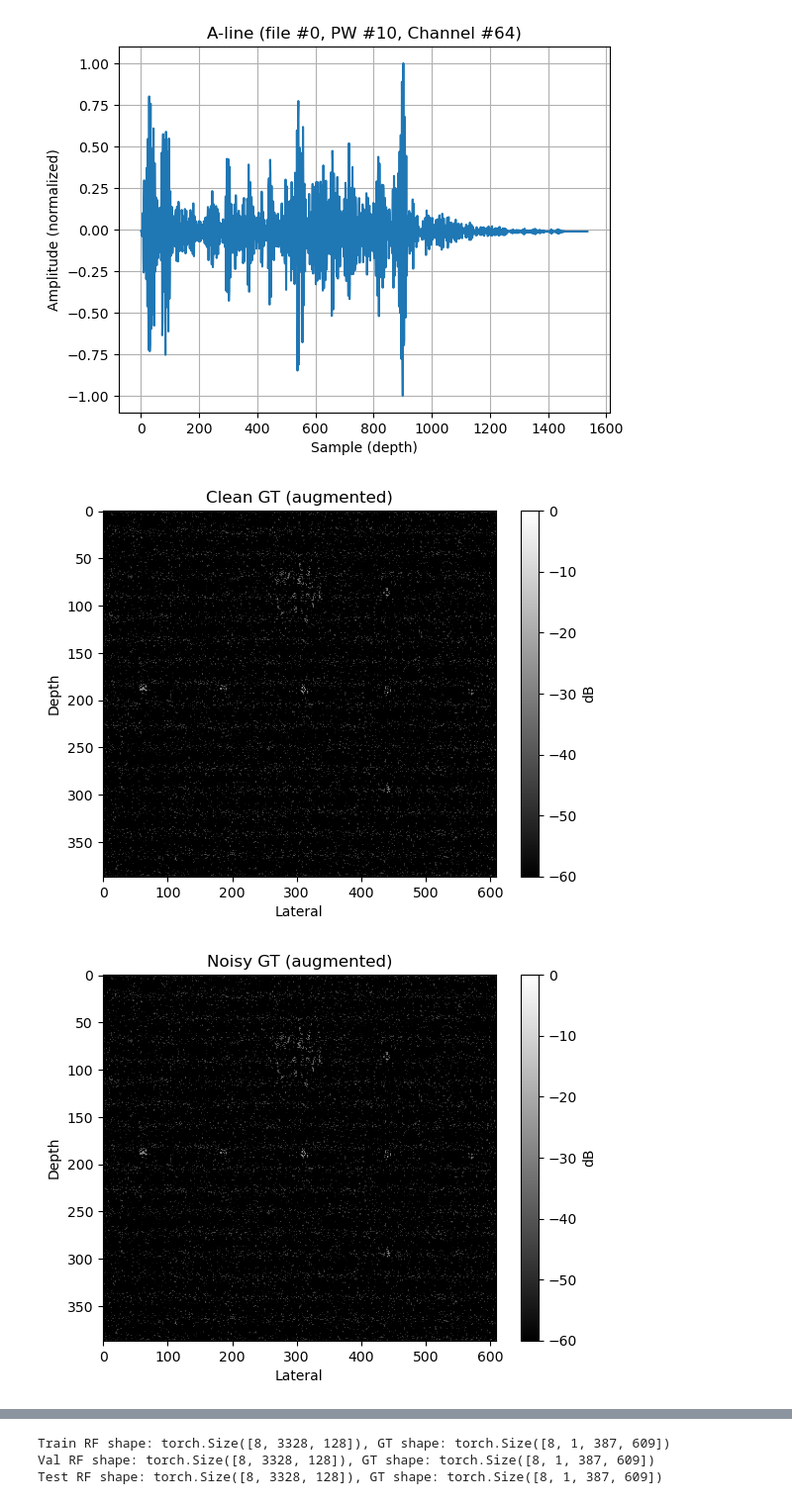
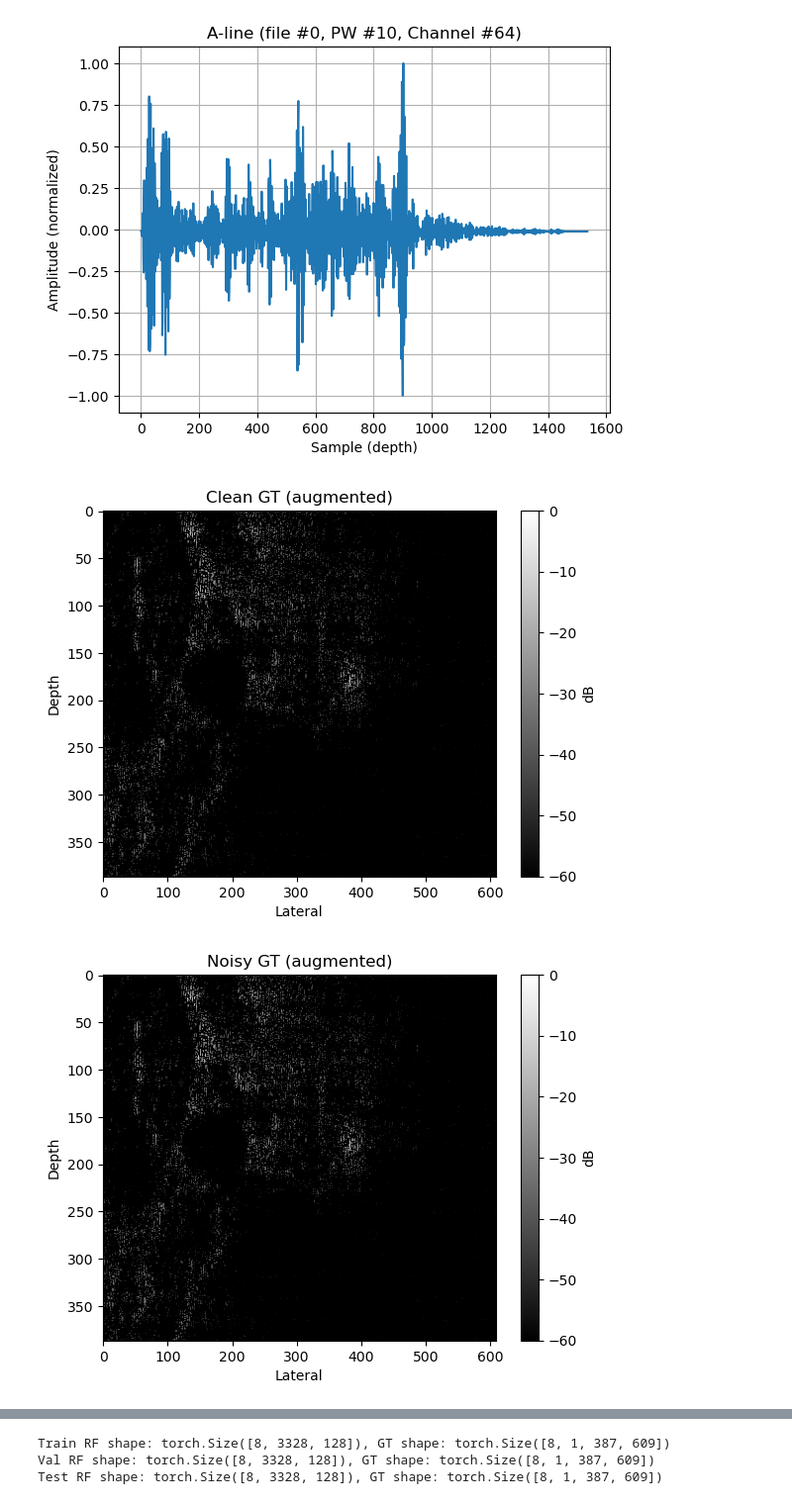
Before and after one commit to jacobinsilico/ReconstructUS, a Jupyter notebook: code/train_model.ipynb, the cells around one changed output, grey strips where cells are left out. Shown: that part at 99% size. Cells and saved outputs as stored; diff of their text form; code cells hidden in the pictures.

```diff
--- a/code/train_model.ipynb
+++ b/code/train_model.ipynb
@@ -280,36 +280,36 @@ def visualize_gt_db_from_sample(gt_tensor, title="GT Image (dB scale)", clim=(-6
     gt_db = 20 * np.log10(gt_mag / np.max(gt_mag) + 1e-8)
 
     plt.imshow(gt_db, cmap='gray', aspect='auto', vmin=clim[0], vmax=clim[1])
     plt.title(title)
     plt.xlabel('Lateral')
     plt.ylabel('Depth')
     plt.colorbar(label='dB')
     plt.show()
 
 def visualize_rf_from_tensor(rf_tensor, title="RF Input"):
     """
     Visualize RF tensor [D, 128] or [1, D, 128] as a 2D image.
     """
     rf = rf_tensor.squeeze().detach().cpu().numpy()
     plt.imshow(rf, cmap='gray', aspect='auto')
     plt.title(title)
     plt.xlabel("Transducer element")
     plt.ylabel("Depth (samples)")
     plt.colorbar(label="Amplitude")
     plt.show()
 
-idx_test = 15
+idx_test = 5
 rf_clean, gt_clean = train_clean[idx_test]
 rf_noisy, gt_noisy = train_noisy[idx_test]
 
 visualize_gt_db_from_sample(gt_clean, title="Clean GT (augmented)")
 visualize_gt_db_from_sample(gt_noisy, title="Noisy GT (augmented)")
 
 visualize_rf_from_tensor(rf_clean, title="RF (Clean)")
 visualize_rf_from_tensor(rf_noisy, title="RF (With Dropout)")
 # %% [output]
-[figure, old version]
+[figure, new version]
-[figure, old version]
+[figure, new version]
 [figure]
 [figure]
 # %%
```
